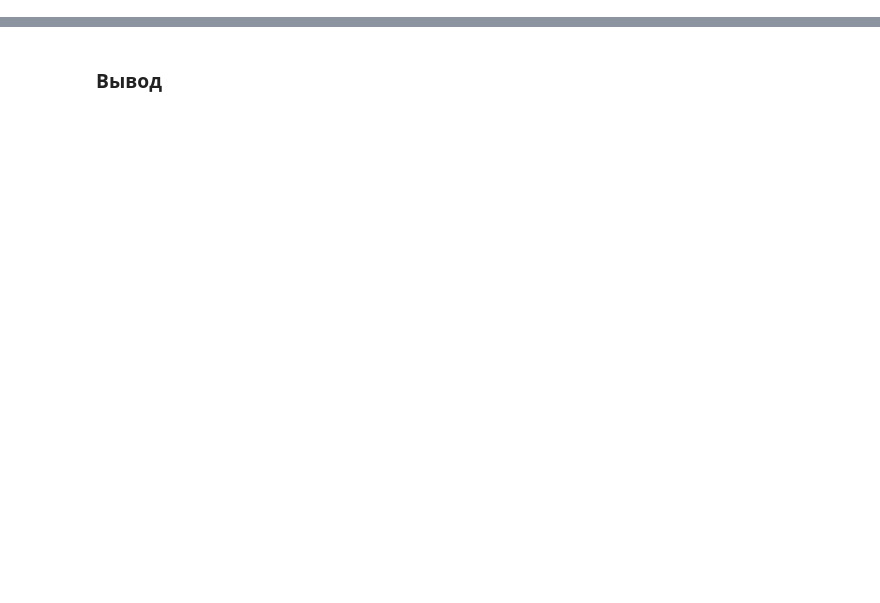
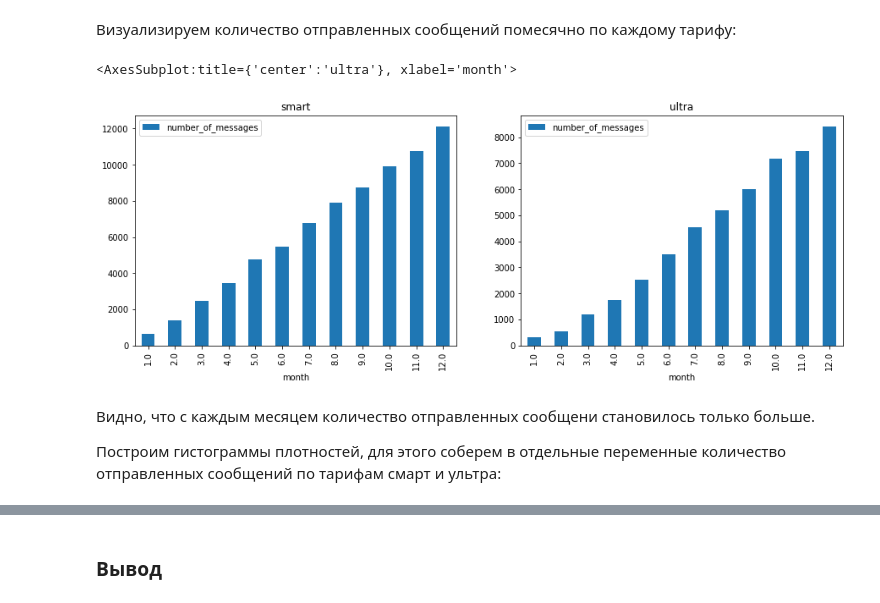
Before and after one commit to VladislaVladimir/PracticumByYandex, a Jupyter notebook: 4_study_project/mobile_tarifs.ipynb, the cells around one changed output, grey strips where cells are left out. Cells and saved outputs as stored; diff of their text form; code cells hidden in the pictures; blank space fills up the shorter version.

```diff
--- a/4_study_project/mobile_tarifs.ipynb
+++ b/4_study_project/mobile_tarifs.ipynb
@@ -62,0 +528,8 @@ dtype: int64
+# %%
+messages_per_month = (big_set
+                     .pivot_table(index=['month', 'tariff'],
+                                         values = 'number_of_messages',
+                                         aggfunc = sum)
+                    ).reset_index()
+
+minutes_per_month
@@ -62,0 +554,21 @@ dtype: int64
+# %% [markdown]
+Визуализируем количество отправленных сообщений помесячно по каждому тарифу:
+# %%
+fig, axs = plt.subplots(1,2)
+
+(messages_per_month
+ .query('tariff == "smart"')
+ .plot(x='month' , y='number_of_messages', kind = 'bar', title='smart', ax=axs[0], figsize = (15, 5))
+)
+
+(messages_per_month
+ .query('tariff == "ultra"')
+ .plot(x='month' , y='number_of_messages', kind = 'bar', title='ultra', ax=axs[1], figsize = (15, 5))
+)
+# %% [output]
+<AxesSubplot:title={'center':'ultra'}, xlabel='month'>
+[figure, added]
+# %% [markdown]
+Видно, что с каждым месяцем количество отправленных сообщени становилось только больше.
+
+Построим гистограммы плотностей, для этого соберем в отдельные переменные количество отправленных сообщений по тарифам смарт и ультра:
```
Also changed, not shown: parts of 274 cells of this notebook.
